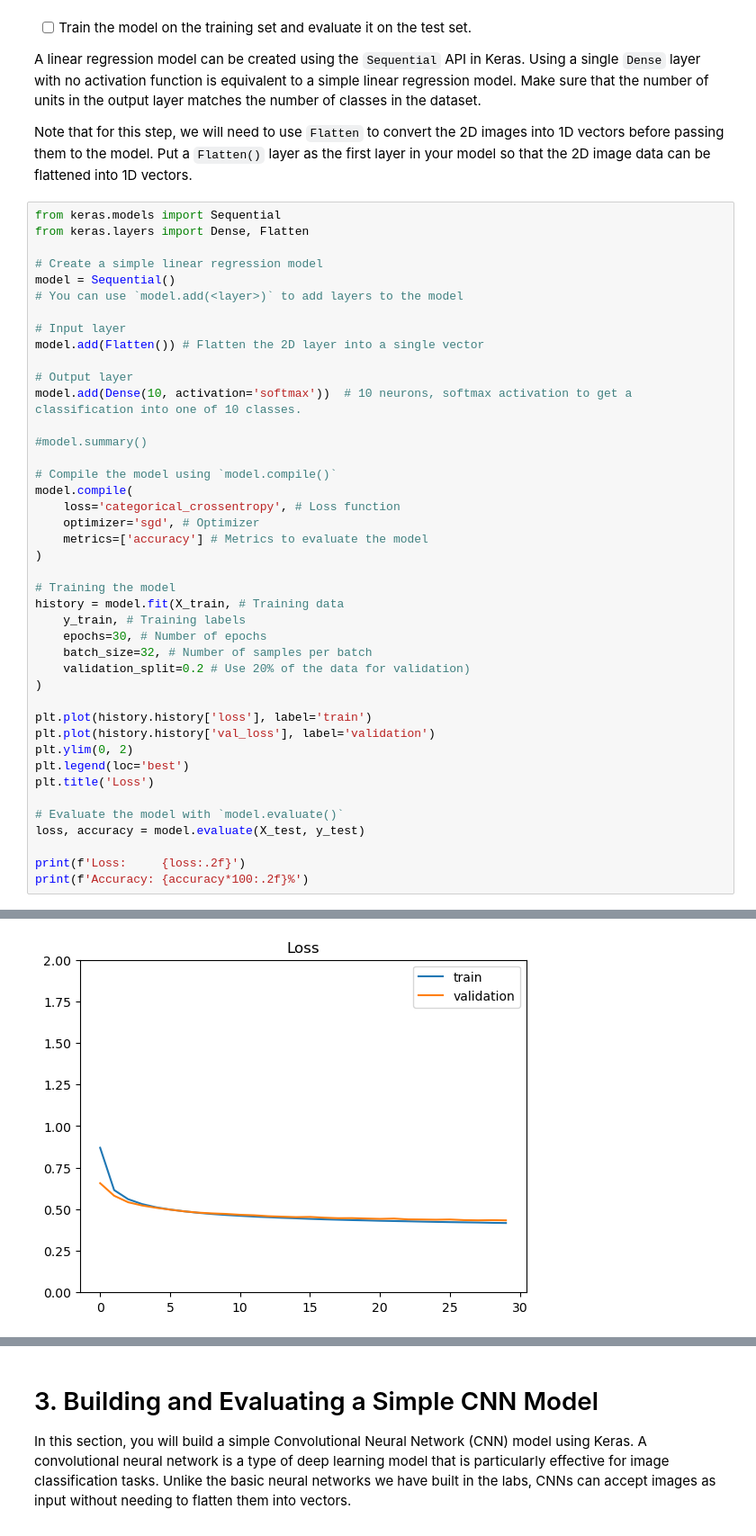
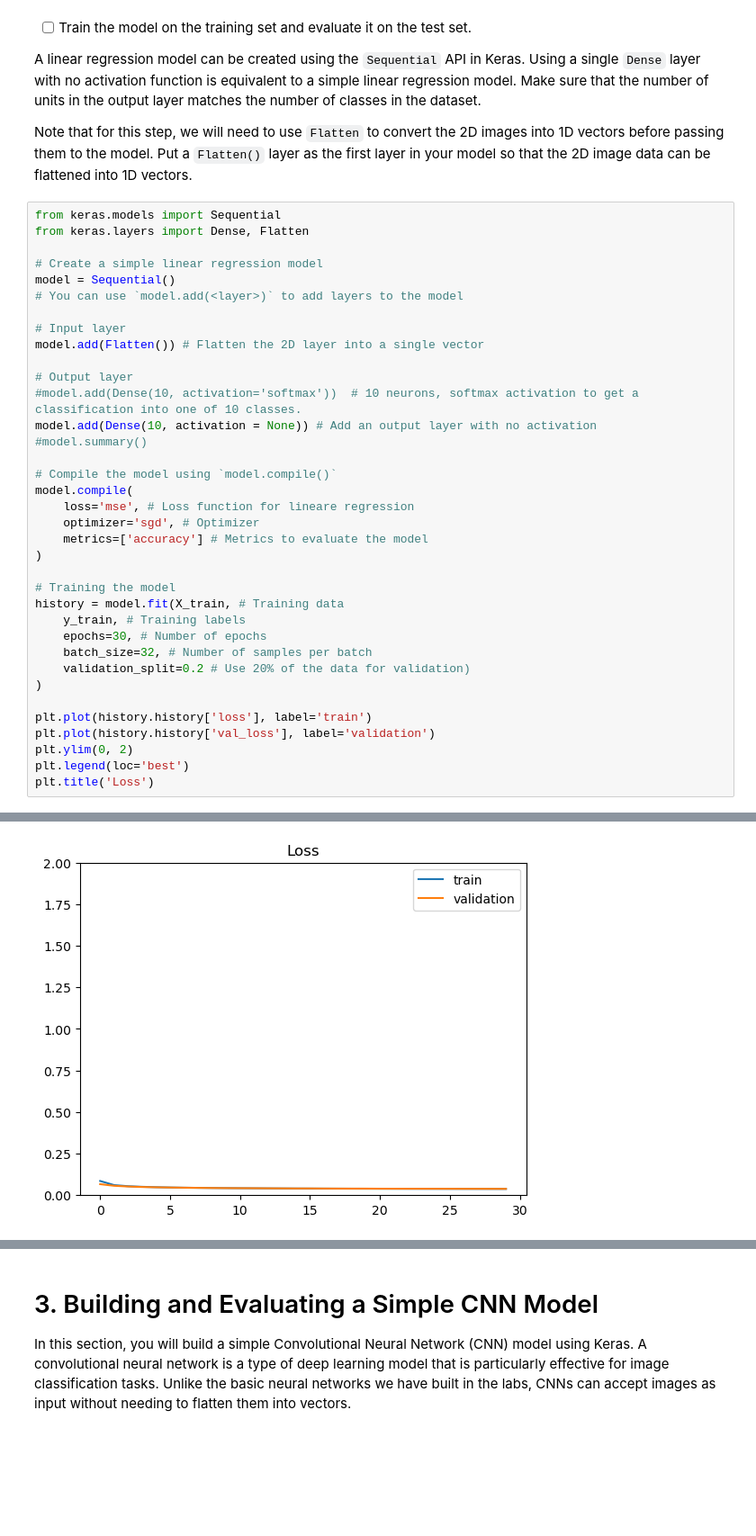
Before and after one commit to slathwal/deep_learning, a Jupyter notebook: 02_activities/assignments/assignment_1.ipynb, the cells around one changed output, grey strips where cells are left out. Shown: that part at 90% size. Cells and saved outputs as stored; diff of their text form; blank space fills up the shorter version.

Commit message:
Change the baseline model from multiclass logistic regression to linear regression

```diff
--- a/02_activities/assignments/assignment_1.ipynb
+++ b/02_activities/assignments/assignment_1.ipynb
@@ -97,13 +97,13 @@ model = Sequential()
 model.add(Flatten()) # Flatten the 2D layer into a single vector
 
 # Output layer
-model.add(Dense(10, activation='softmax'))  # 10 neurons, softmax activation to get a classification into one of 10 classes.
-
+#model.add(Dense(10, activation='softmax'))  # 10 neurons, softmax activation to get a classification into one of 10 classes.
+model.add(Dense(10, activation = None)) # Add an output layer with no activation
 #model.summary()
 
 # Compile the model using `model.compile()`
 model.compile(
-    loss='categorical_crossentropy', # Loss function
+    loss='mse', # Loss function for lineare regression
     optimizer='sgd', # Optimizer
     metrics=['accuracy'] # Metrics to evaluate the model
 )
@@ -121,11 +121,5 @@ plt.plot(history.history['val_loss'], label='validation')
 plt.ylim(0, 2)
 plt.legend(loc='best')
 plt.title('Loss')
-
-# Evaluate the model with `model.evaluate()`
-loss, accuracy = model.evaluate(X_test, y_test)
-
-print(f'Loss:     {loss:.2f}')
-print(f'Accuracy: {accuracy*100:.2f}%')
 # %% [output]
 Epoch 1/30
@@ -148 +142 @@ Accuracy: 83.86%
-[figure, old version]
+[figure, new version]
```
Also changed, not shown: parts of 6 cells of this notebook.
